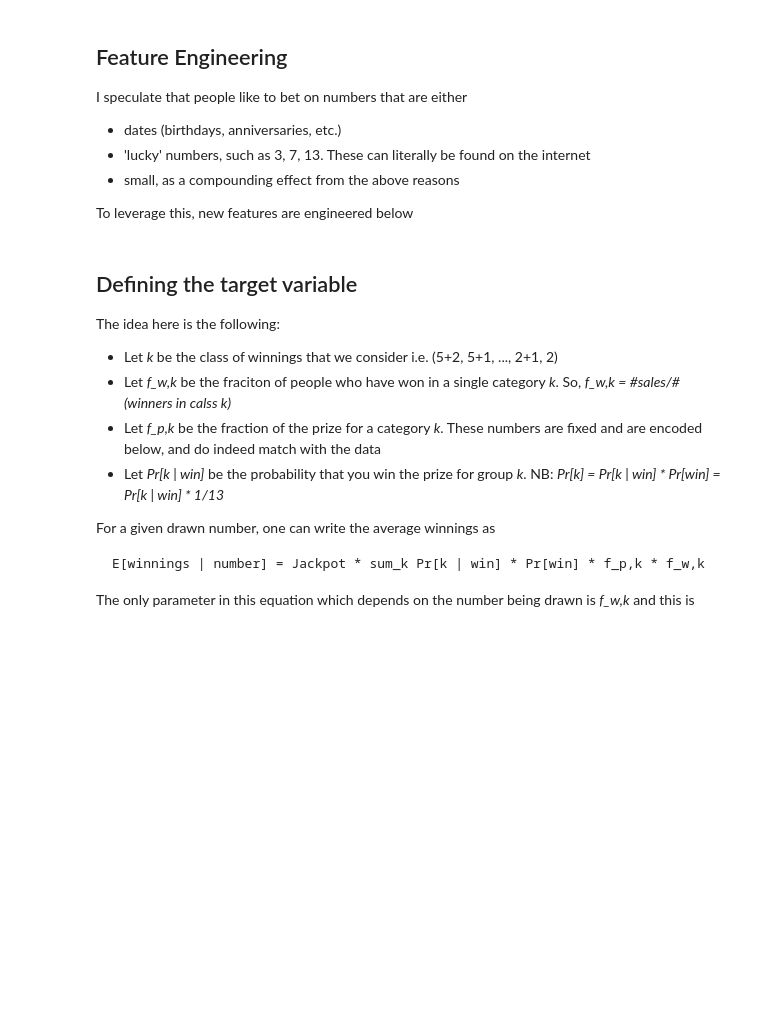
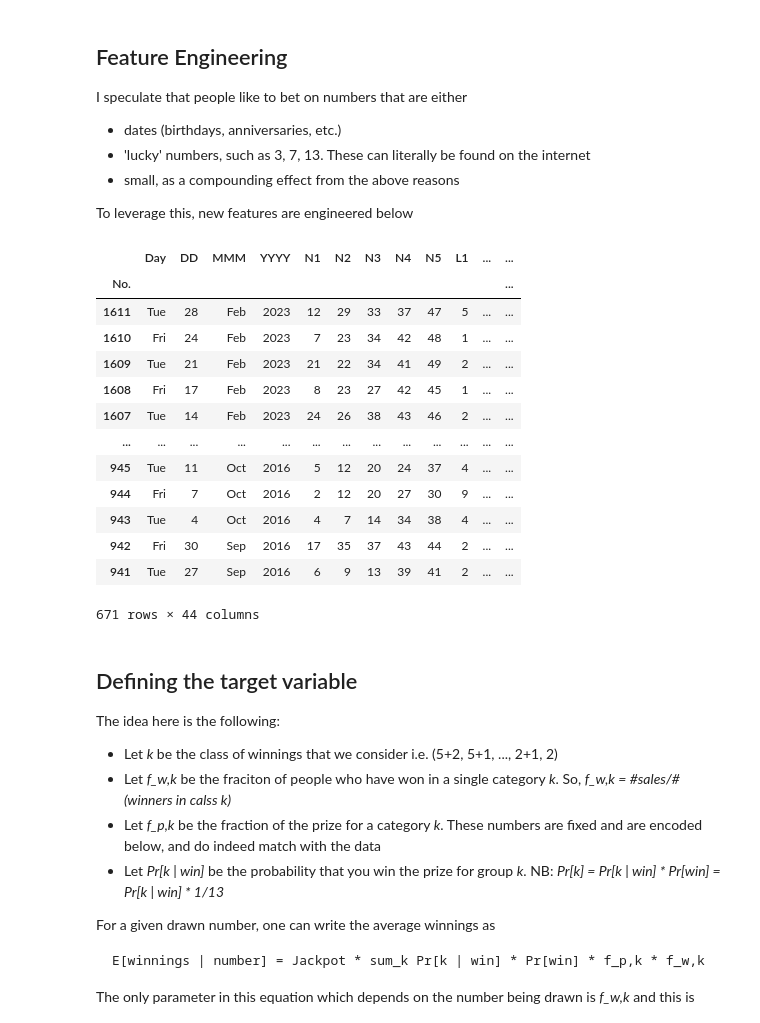
Before and after one commit to RokMedves/EuroMillions, a Jupyter notebook: euromillions.ipynb, the cells around one changed output. Drawn from its saved outputs; the diff is of its cells as text; code cells hidden in the pictures; blank space fills up the shorter version.

```diff
--- a/euromillions.ipynb
+++ b/euromillions.ipynb
@@ -330,3 +159,25 @@ euromillions  = euromillions.drop(columns = ['Day', 'DD', 'MMM', 'YYYY', 'Wins']
+# %%
+from src.dataEng import FeatureEngineering
+
+eng = FeatureEngineering(euromillions)
+eng.engineer_features()
+
+euromillions
+# %% [output]
+|  | Day | DD | MMM | YYYY | N1 | N2 | N3 | N4 | N5 | L1 | ... | ... |
+| No. |  |  |  |  |  |  |  |  |  |  |  | ... |
+| 1611 | Tue | 28 | Feb | 2023 | 12 | 29 | 33 | 37 | 47 | 5 | ... | ... |
+| 1610 | Fri | 24 | Feb | 2023 | 7 | 23 | 34 | 42 | 48 | 1 | ... | ... |
+| 1609 | Tue | 21 | Feb | 2023 | 21 | 22 | 34 | 41 | 49 | 2 | ... | ... |
+| 1608 | Fri | 17 | Feb | 2023 | 8 | 23 | 27 | 42 | 45 | 1 | ... | ... |
+| 1607 | Tue | 14 | Feb | 2023 | 24 | 26 | 38 | 43 | 46 | 2 | ... | ... |
+| ... | ... | ... | ... | ... | ... | ... | ... | ... | ... | ... | ... | ... |
+| 945 | Tue | 11 | Oct | 2016 | 5 | 12 | 20 | 24 | 37 | 4 | ... | ... |
+| 944 | Fri | 7 | Oct | 2016 | 2 | 12 | 20 | 27 | 30 | 9 | ... | ... |
+| 943 | Tue | 4 | Oct | 2016 | 4 | 7 | 14 | 34 | 38 | 4 | ... | ... |
+| 942 | Fri | 30 | Sep | 2016 | 17 | 35 | 37 | 43 | 44 | 2 | ... | ... |
+| 941 | Tue | 27 | Sep | 2016 | 6 | 9 | 13 | 39 | 41 | 2 | ... | ... |
+671 rows × 44 columns
 # %% [markdown]
 ## Defining the target variable
 
```
Also changed, not shown: parts of 7 cells of this notebook.
